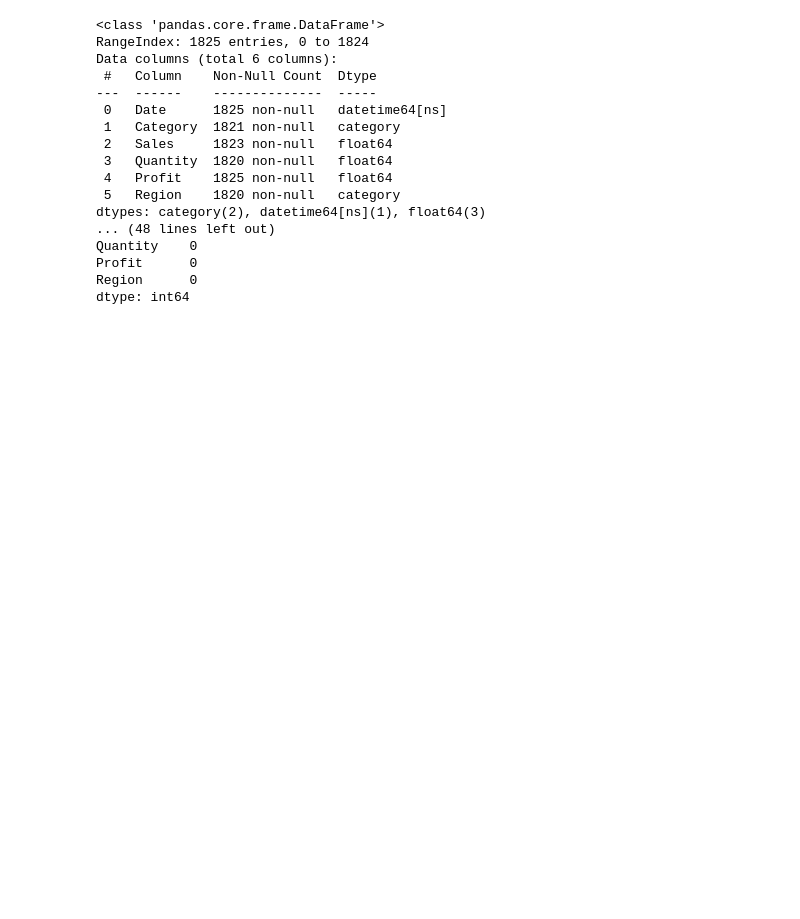
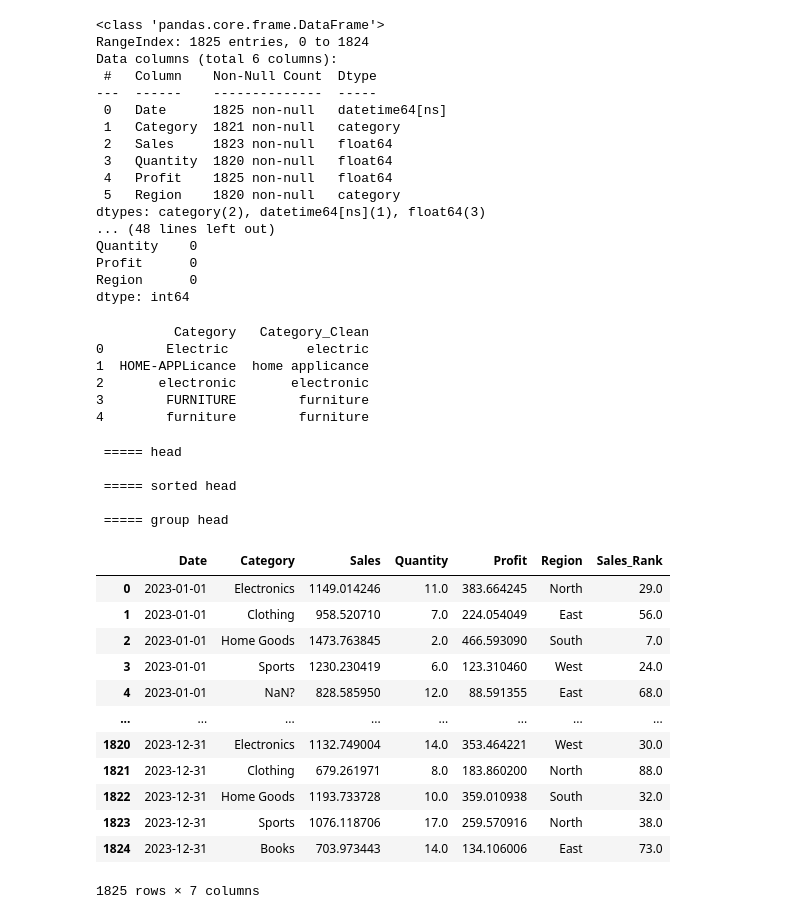
Before and after one commit to MuhammadTayyab8/Artificial-Intelligence-using-Python---DigiSkills, a Jupyter notebook: Artificial_Intelligence_using_Python.ipynb, the cells around one changed output. Cells and saved outputs as stored; diff of their text form; code cells hidden in the pictures; blank space fills up the shorter version.

```diff
--- a/Artificial_Intelligence_using_Python.ipynb
+++ b/Artificial_Intelligence_using_Python.ipynb
@@ -1125,3 +1125,67 @@ Quantity    0
 Profit      0
 Region      0
 dtype: int64
+# %%
+import pandas as pd
+
+df = pd.DataFrame({
+    "Category": ["Electric ", "HOME-APPLicance", " electronic", "FURNITURE", "furniture"]
+})
+
+# String & Text Cleaning
+# strip
+df["Category_Clean"] = df["Category"].str.strip().str.lower()
+
+df["Category_Clean"] = df["Category_Clean"].str.replace("-", " ")
+print(df)
+# %% [output]
+          Category   Category_Clean
+0        Electric          electric
+1  HOME-APPLicance  home applicance
+2       electronic       electronic
+3        FURNITURE        furniture
+4        furniture        furniture
+# %%
+# Sorting & Ranking Data
+import pandas as pd
+
+df = pd.read_csv(
+    "retail_sales.csv",
+    parse_dates=["Date"],
+    dtype={
+        "Category": "category",
+        "Region": "category"
+    }
+)
+
+print("\n ===== head")
+df.head()
+
+# sort
+print("\n ===== sorted head")
+df_sorted = df.sort_values(by=["Quantity", "Sales"], ascending=[False, True])
+df_sorted.head()
+
+# group
+print("\n ===== group head")
+df["Sales_Rank"] = df.groupby("Quantity")["Sales"].rank(method="dense", ascending=False)
+df
+# %% [output]
+ ===== head
+
+ ===== sorted head
+
+ ===== group head
+|  | Date | Category | Sales | Quantity | Profit | Region | Sales_Rank |
+| 0 | 2023-01-01 | Electronics | 1149.014246 | 11.0 | 383.664245 | North | 29.0 |
+| 1 | 2023-01-01 | Clothing | 958.520710 | 7.0 | 224.054049 | East | 56.0 |
+| 2 | 2023-01-01 | Home Goods | 1473.763845 | 2.0 | 466.593090 | South | 7.0 |
+| 3 | 2023-01-01 | Sports | 1230.230419 | 6.0 | 123.310460 | West | 24.0 |
+| 4 | 2023-01-01 | NaN? | 828.585950 | 12.0 | 88.591355 | East | 68.0 |
+| ... | ... | ... | ... | ... | ... | ... | ... |
+| 1820 | 2023-12-31 | Electronics | 1132.749004 | 14.0 | 353.464221 | West | 30.0 |
+| 1821 | 2023-12-31 | Clothing | 679.261971 | 8.0 | 183.860200 | North | 88.0 |
+| 1822 | 2023-12-31 | Home Goods | 1193.733728 | 10.0 | 359.010938 | South | 32.0 |
+| 1823 | 2023-12-31 | Sports | 1076.118706 | 17.0 | 259.570916 | North | 38.0 |
+| 1824 | 2023-12-31 | Books | 703.973443 | 14.0 | 134.106006 | East | 73.0 |
+1825 rows × 7 columns
```
Also changed, not shown: parts of 3 cells of this notebook.
